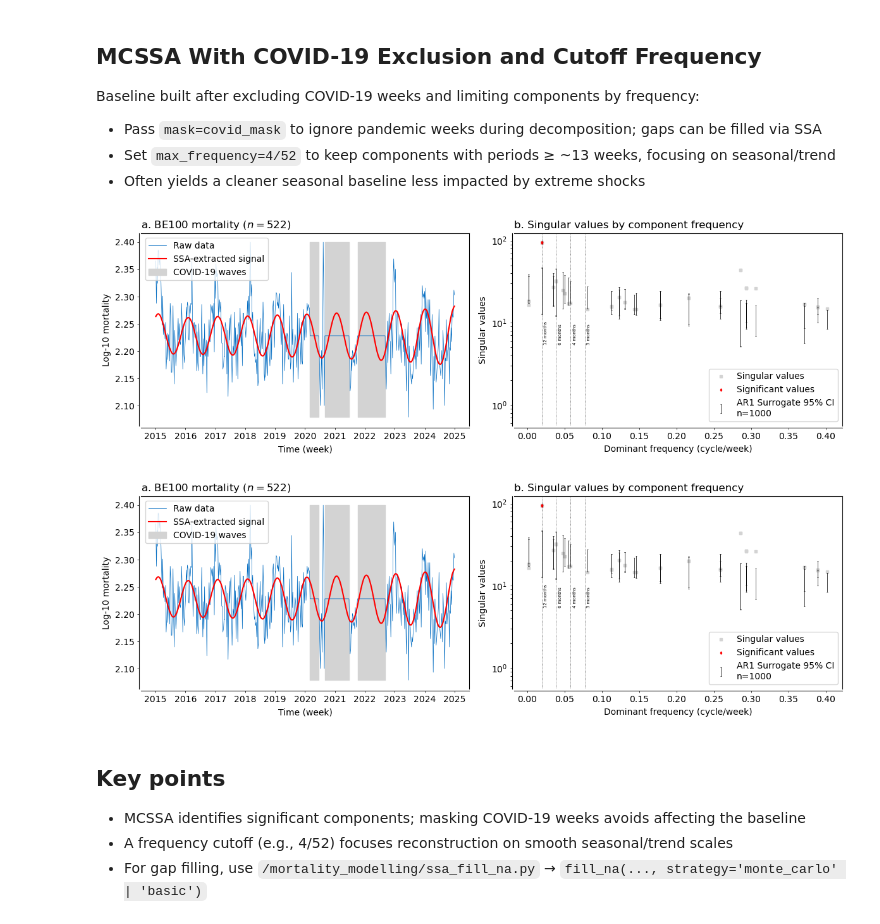
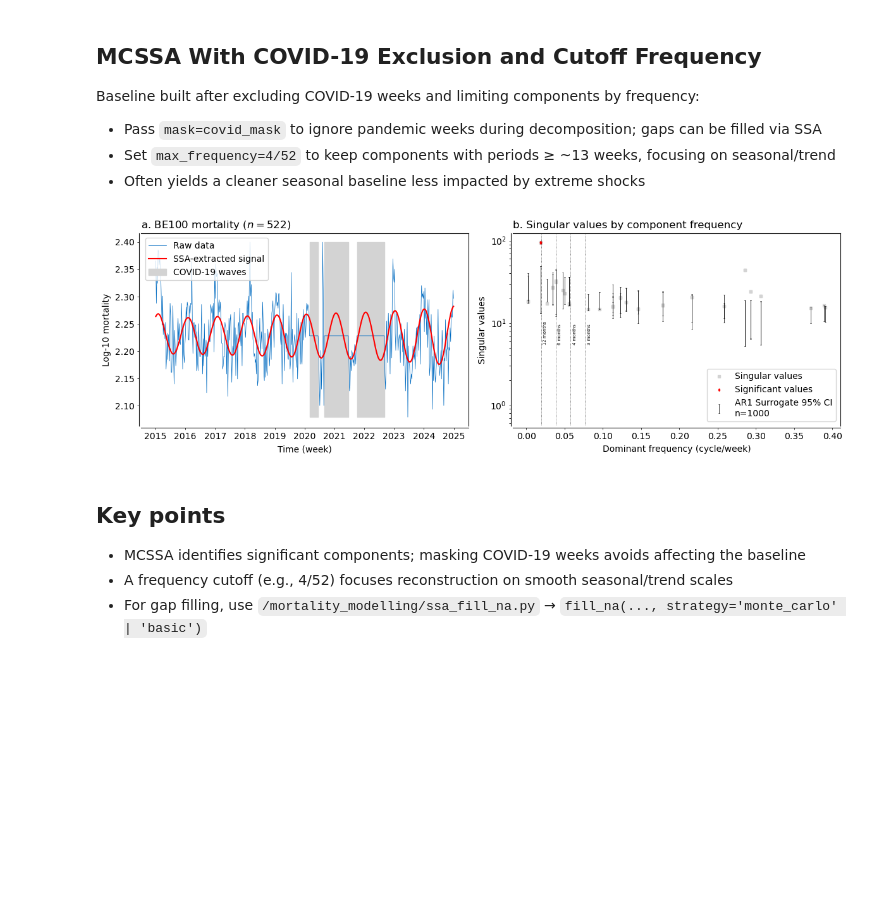
Before and after one commit to dadelforge/ssa-mortality, a Jupyter notebook: ssa_mortality_tutorial.ipynb, the cells around one changed output. Saved outputs shown, nothing was run; the diff lists cells and outputs as text; code cells hidden in the pictures; blank space fills up the shorter version.

```diff
--- a/ssa_mortality_tutorial.ipynb
+++ b/ssa_mortality_tutorial.ipynb
@@ -281,15 +304,13 @@ Baseline built after excluding COVID‑19 weeks and limiting components by frequ
 # %%
 results_interp = run_mcssa(
     mortality_brussels,
     mask=covid_mask,
     max_frequency = 4./52,
     n_surrogates=N_SURROGATES
 )
 fig, axes = plot_mcssa_results(results_interp, mask=covid_mask)
-fig
 # %% [output]
-[figure, old version]
+[figure, new version]
-[figure, removed]
 # %% [markdown]
 ## Key points
 - MCSSA identifies significant components; masking COVID‑19 weeks avoids affecting the baseline
```
Also changed, not shown: parts of 6 cells of this notebook.
